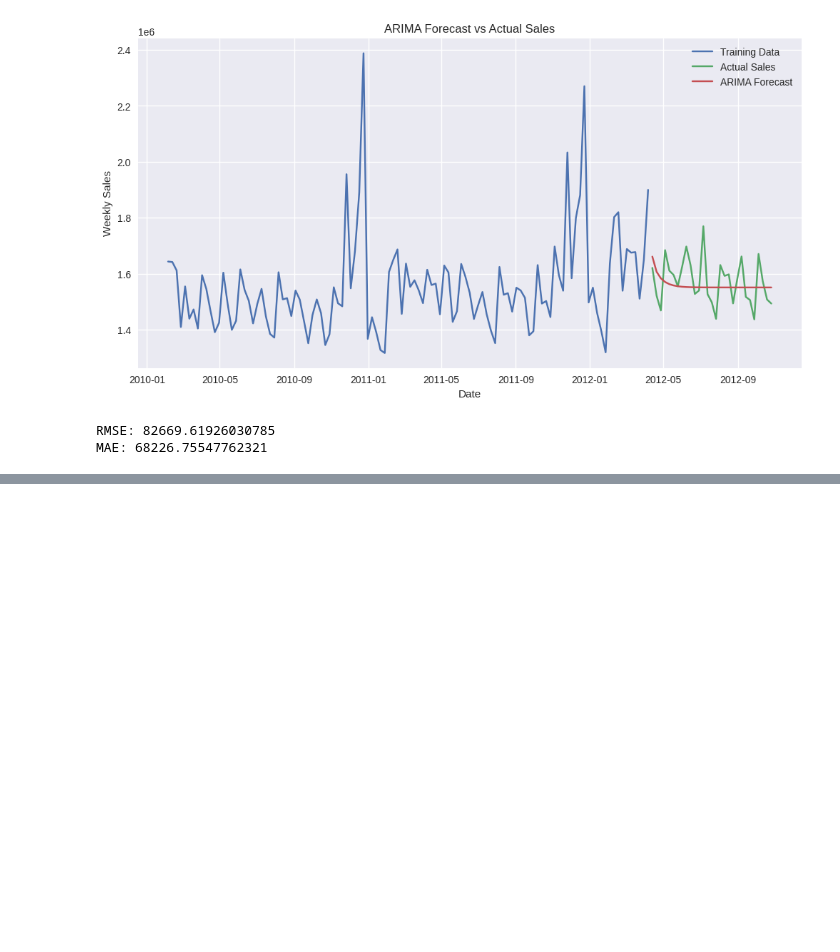
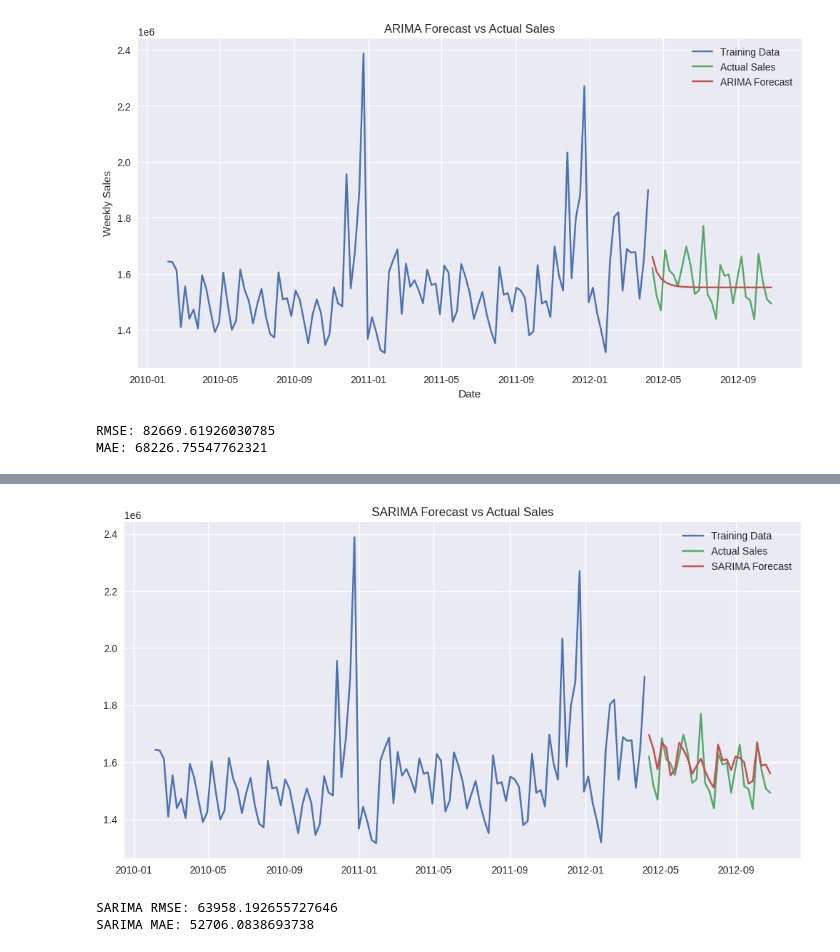
Before and after one commit to prarthna-kul/Retail-Sales-Forecasting, a Jupyter notebook: Retail_Sales_Forecasting_TimeSeries.ipynb, the cells around one changed output, grey strips where cells are left out. Saved outputs shown, nothing was run; the diff lists cells and outputs as text; code cells hidden in the pictures; blank space fills up the shorter version.

```diff
--- a/Retail_Sales_Forecasting_TimeSeries.ipynb
+++ b/Retail_Sales_Forecasting_TimeSeries.ipynb
@@ -319,0 +322,10 @@ MAE: 68226.75547762321
+# %%
+sarima_model = SARIMAX(
+    train,
+    order=(2,0,1),
+    seasonal_order=(1,0,1,52)
+)
+
+sarima_fit = sarima_model.fit()
+
+print(sarima_fit.summary())
@@ -319,0 +350,24 @@ MAE: 68226.75547762321
+# %%
+sarima_forecast = sarima_fit.forecast(steps=len(test))
+# %%
+plt.figure(figsize=(12,6))
+
+plt.plot(train.index, train, label="Training Data")
+plt.plot(test.index, test, label="Actual Sales")
+plt.plot(test.index, sarima_forecast, label="SARIMA Forecast")
+
+plt.legend()
+plt.title("SARIMA Forecast vs Actual Sales")
+
+plt.show()
+# %% [output]
+[figure, added]
+# %%
+sarima_rmse = np.sqrt(mean_squared_error(test, sarima_forecast))
+sarima_mae = mean_absolute_error(test, sarima_forecast)
+
+print("SARIMA RMSE:", sarima_rmse)
+print("SARIMA MAE:", sarima_mae)
+# %% [output]
+SARIMA RMSE: 63958.192655727646
+SARIMA MAE: 52706.0838693738
```
Also changed, not shown: parts of 24 cells of this notebook.
